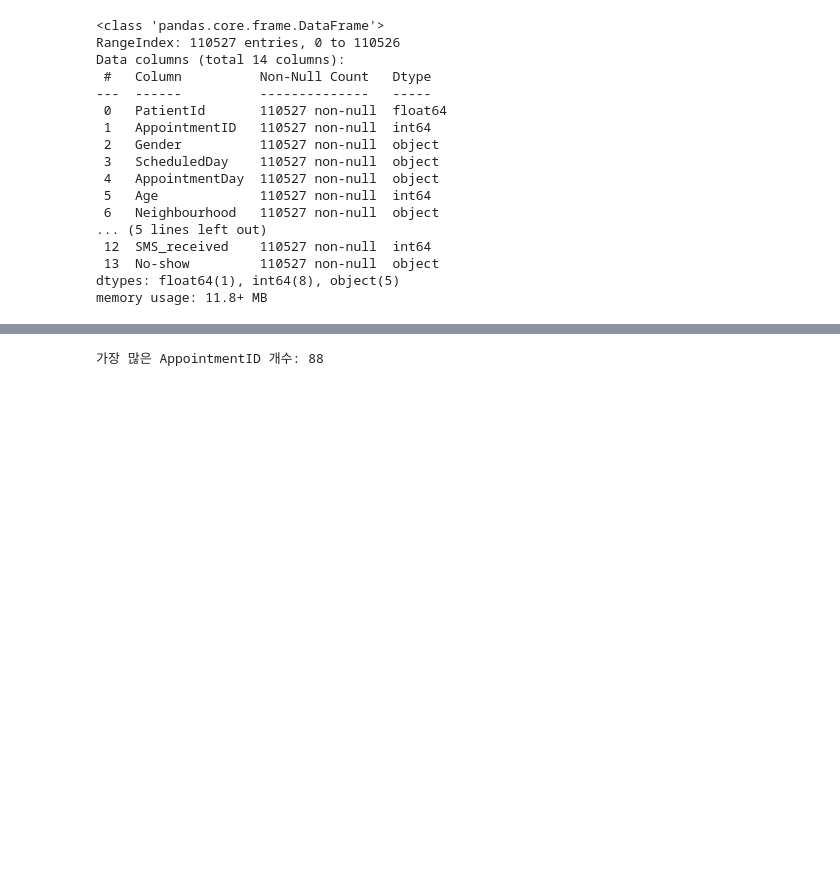
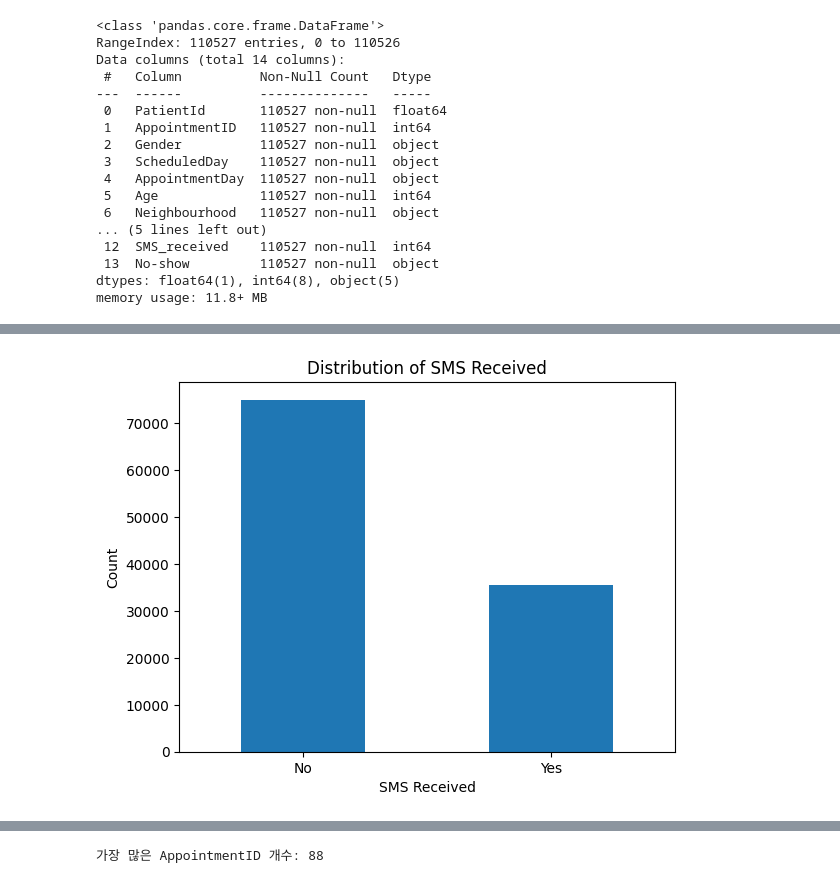
Before and after one commit to 5dongdong/PY_AI, a Jupyter notebook: NoShow_EDA.ipynb, the cells around one changed output, grey strips where cells are left out. Drawn from its saved outputs; the diff is of its cells as text; code cells hidden in the pictures; blank space fills up the shorter version.

```diff
--- a/NoShow_EDA.ipynb
+++ b/NoShow_EDA.ipynb
@@ -65,0 +111,12 @@ len(df['PatientId'].unique())
+# %%
+# 'SMS_received' 막대 그래프
+sms_counts = df['SMS_received'].value_counts()
+
+sms_counts.plot(kind='bar')
+plt.xlabel('SMS Received')
+plt.ylabel('Count')
+plt.title('Distribution of SMS Received')
+plt.xticks([0,1], ['No', 'Yes'], rotation=0)
+plt.show()
+# %% [output]
+[figure, added]
```
Also changed, not shown: parts of 12 cells of this notebook.
